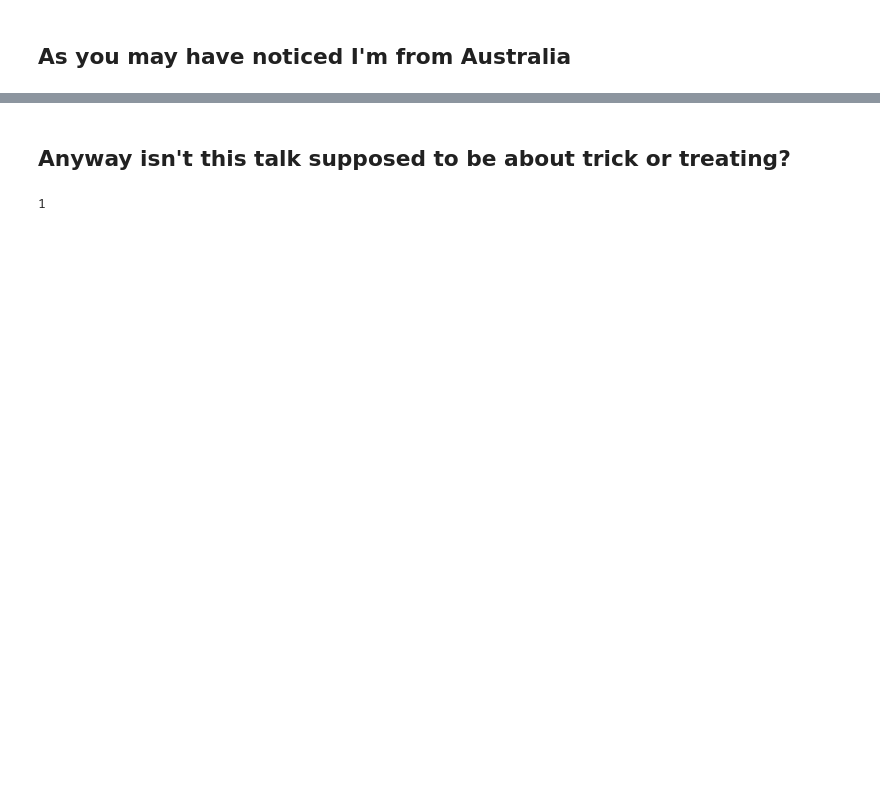
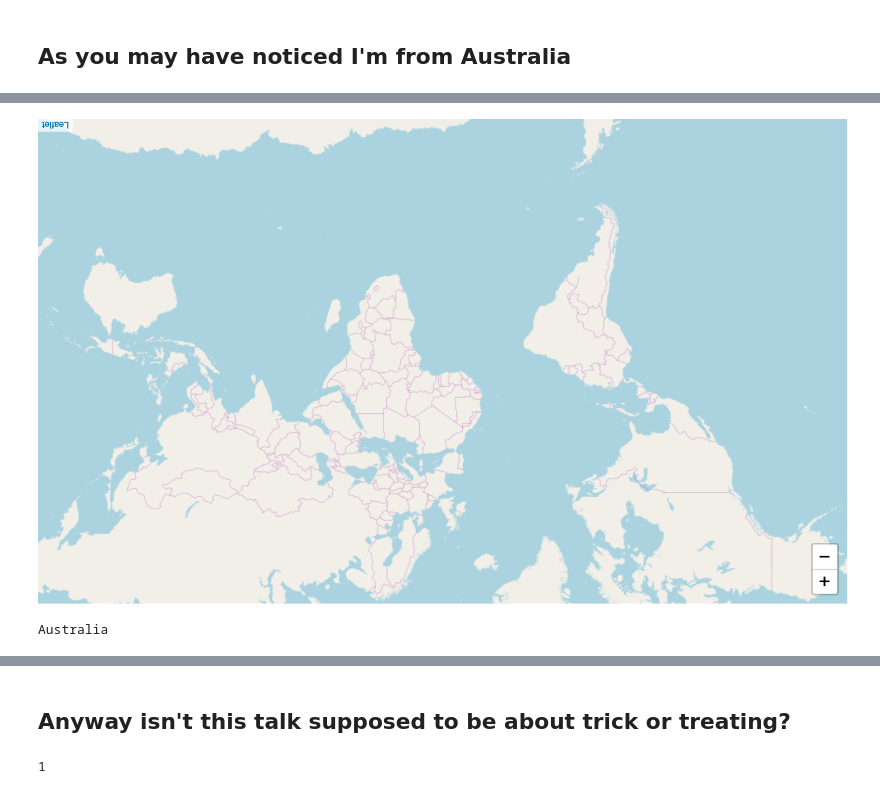
Before and after one commit to shuttle1987/chipy-talk, a Jupyter notebook: ChiPy trick or treat.ipynb, the cells around one changed output, grey strips where cells are left out. Saved outputs shown, nothing was run; the diff lists cells and outputs as text; code cells hidden in the pictures; blank space fills up the shorter version.

```diff
--- a/ChiPy trick or treat.ipynb
+++ b/ChiPy trick or treat.ipynb
@@ -50,0 +34,9 @@ dir(southern_hemisphere.Australia)
+# %%
+southern_hemisphere.dɐɯpꞁɹoʍ()
+# %% [output]
+[figure, added]
+# %%
+import location
+print(location.get_current_location())
+# %% [output]
+Australia
```
Also changed, not shown: parts of 17 cells of this notebook, 5 other files.
